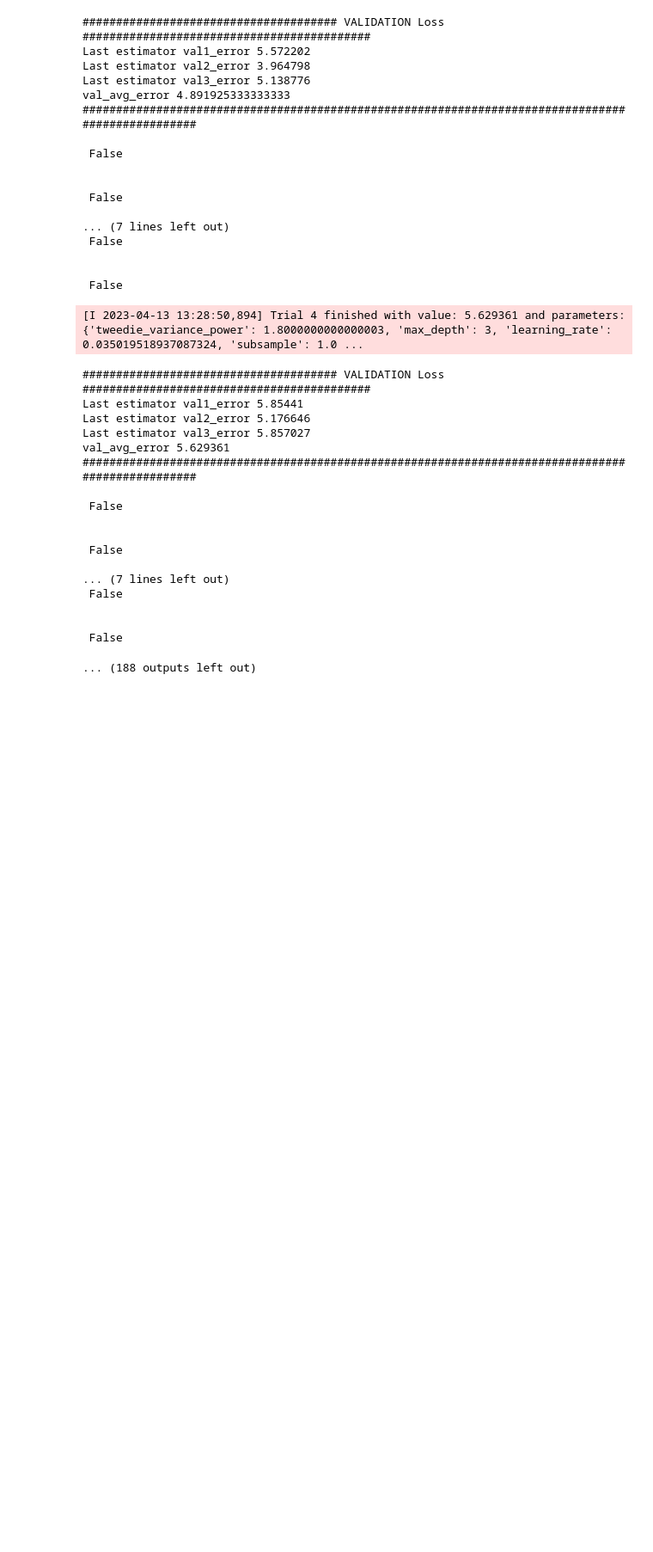
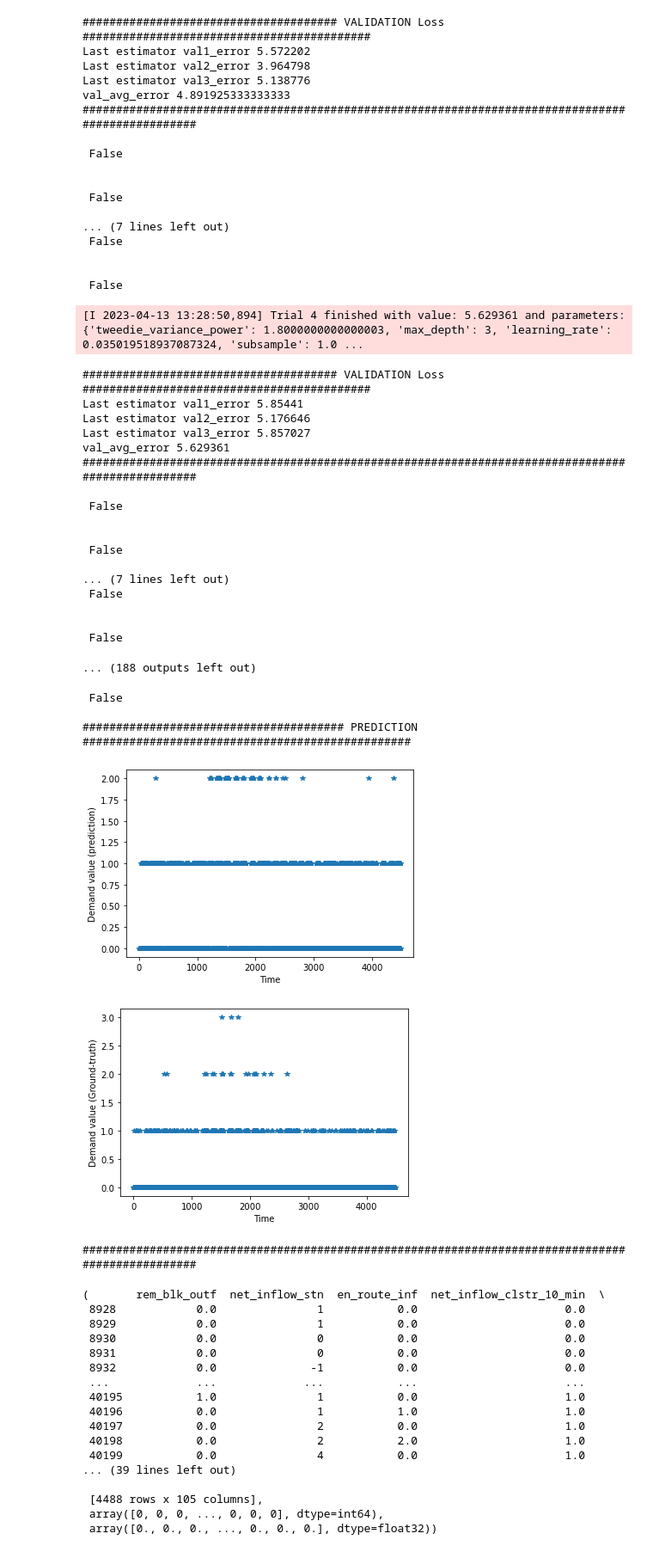
Before and after one commit to JosePeeterson/DeepAR_demand_prediction, a Jupyter notebook: 2_freq_nbinom_LSTM/1_cluster_demand_prediction/model/Xgboost_station_level_prediction/xgb_all_stns_CLSTR_regressor.ipynb, the cells around one changed output. Shown at 86% size. Saved outputs shown, nothing was run; the diff lists cells and outputs as text; code cells hidden in the pictures; blank space fills up the shorter version.

```diff
--- a/2_freq_nbinom_LSTM/1_cluster_demand_prediction/model/Xgboost_station_level_prediction/xgb_all_stns_CLSTR_regressor.ipynb
+++ b/2_freq_nbinom_LSTM/1_cluster_demand_prediction/model/Xgboost_station_level_prediction/xgb_all_stns_CLSTR_regressor.ipynb
@@ -446,3 +446,49 @@ val_avg_error 5.629361
 
  False
 ... (188 outputs left out)
+# %%
+
+best_tweedie_variance_power = study.best_params["tweedie_variance_power"]
+best_params = {"max_depth": study.best_params["max_depth"],
+        "eta": 0.1,
+        "subsample" : study.best_params["subsample"],
+        "colsample_bytree": study.best_params["colsample_bytree"],
+        'eval_metric':'tweedie-nloglik@'+str(best_tweedie_variance_power), ## try using AUC as well..
+        'tweedie_variance_power': best_tweedie_variance_power,
+        'gamma': study.best_params["gamma"],
+        'reg_alpha': study.best_params["reg_alpha"],
+        'reg_lambda': study.best_params["reg_lambda"],
+        'min_child_weight': study.best_params["min_child_weight"],
+        "objective": 'reg:tweedie',
+        }
+early_stopping_rounds = 30
+eval_metric = 'tweedie-nloglik@'+str(best_tweedie_variance_power)
+num_round= 1000
+
+t_v_t = train_validate_n_test()
+best_model = t_v_t.make_predictions(best_params,num_round, early_stopping_rounds)
+t_v_t.evaluate_predictions(best_model)
+# %% [output]
+ False
+
+####################################### PREDICTION #################################################
+[figure, added]
+[figure, added]
+##################################################################################################
+(       rem_blk_outf  net_inflow_stn  en_route_inf  net_inflow_clstr_10_min  \
+ 8928            0.0               1           0.0                      0.0
+ 8929            0.0               1           0.0                      0.0
+ 8930            0.0               0           0.0                      0.0
+ 8931            0.0               0           0.0                      0.0
+ 8932            0.0              -1           0.0                      0.0
+ ...             ...             ...           ...                      ...
+ 40195           1.0               1           0.0                      1.0
+ 40196           0.0               1           1.0                      1.0
+ 40197           0.0               2           0.0                      1.0
+ 40198           0.0               2           2.0                      1.0
+ 40199           0.0               4           0.0                      1.0
+... (39 lines left out)
+
+ [4488 rows x 105 columns],
+ array([0, 0, 0, ..., 0, 0, 0], dtype=int64),
+ array([0., 0., 0., ..., 0., 0., 0.], dtype=float32))
```
Also changed, not shown: parts of 5 cells of this notebook.
